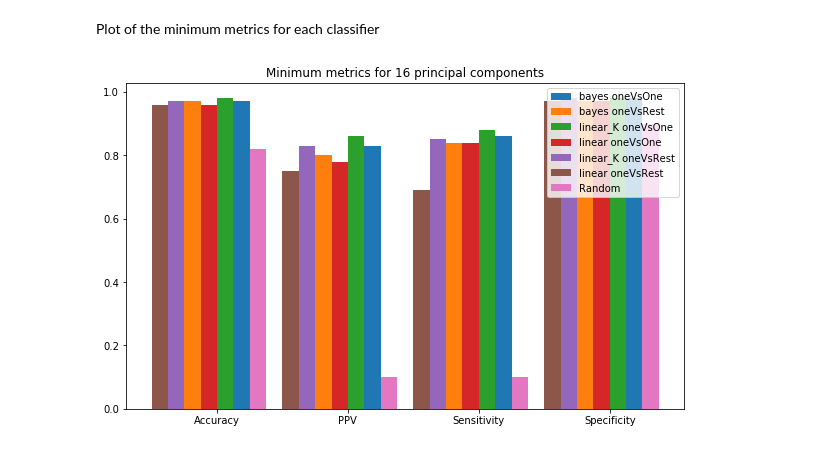
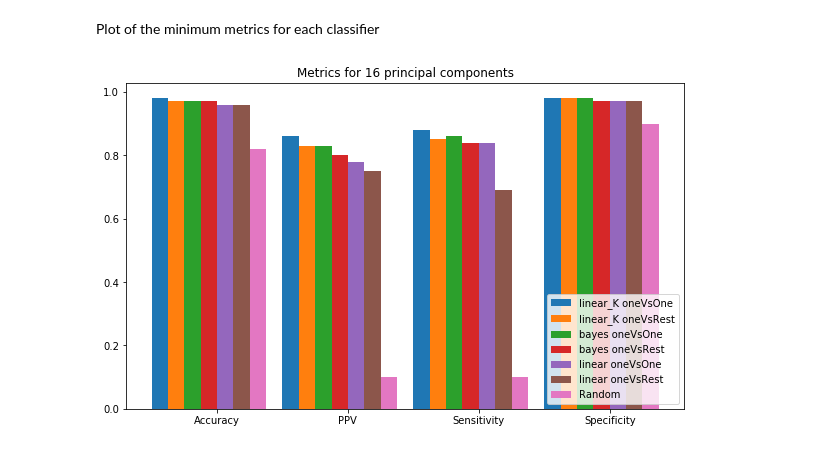
Before and after one commit to teambengio/finalproject, a Jupyter notebook: finalproject-allvsall.ipynb, the cells around one changed output. Cells and saved outputs as stored; diff of their text form; code cells hidden in the pictures.

```diff
--- a/finalproject-allvsall.ipynb
+++ b/finalproject-allvsall.ipynb
@@ -1055,24 +1055,25 @@ Plot of the minimum metrics for each classifier
 # %%
 pos = range(len(min_metrics.index))
 bars_per_group = len(min_metrics.columns)
 # One extra bar width for separation
 width = round(1.0/(bars_per_group+1),3)
 
 fig = plt.figure()
-for i in [5, 2, 4, 3, 1, 0] :
-    expt, m, p = exptList[i]
+idx = [4, 1, 5, 2, 3, 0]
+for i in [0, 1, 2, 3, 4, 5] :
+    expt, m, p = exptList[idx[i]]
     plt.bar([center + i*width for center in pos], min_metrics[expt], width, label="{} {}".format(modelList[m],policyList2[p]))
 # Random bar:
 i = len(exptList)
 plt.bar([center + i*width for center in pos], min_metrics['Random'], width, label='Random')
 #plt.ylabel("%")
-plt.title("Minimum metrics for {} principal components".format(numPC))
-plt.legend(loc="best")
+plt.title("Metrics for {} principal components".format(numPC))
+plt.legend(loc=4)
 plt.xticks([p + (bars_per_group/2.0)  * width for p in pos], min_metrics.index)
 fig.set_size_inches(10,6)
-fName = os.path.join(pDir,'min_metrics_n{}_{}.png'.format(numPC,rev))
+fName = os.path.join(pDir,'metrics_n{}_{}.png'.format(numPC,rev))
 savefig(fName, bbox_inches='tight')
 fig.set_size_inches(10,6)
 plt.show()
 # %% [output]
-[figure, old version]
+[figure, new version]
```
Also changed, not shown: parts of 10 cells of this notebook, 3 other files.
